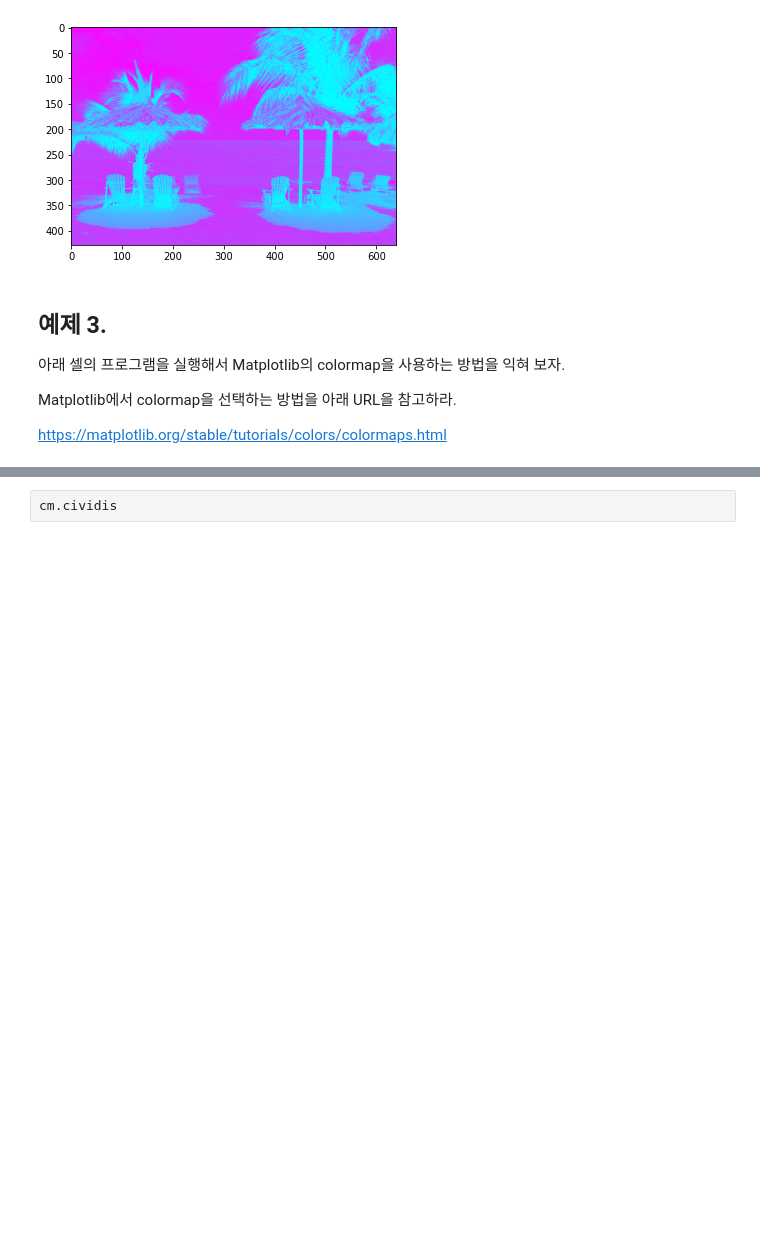
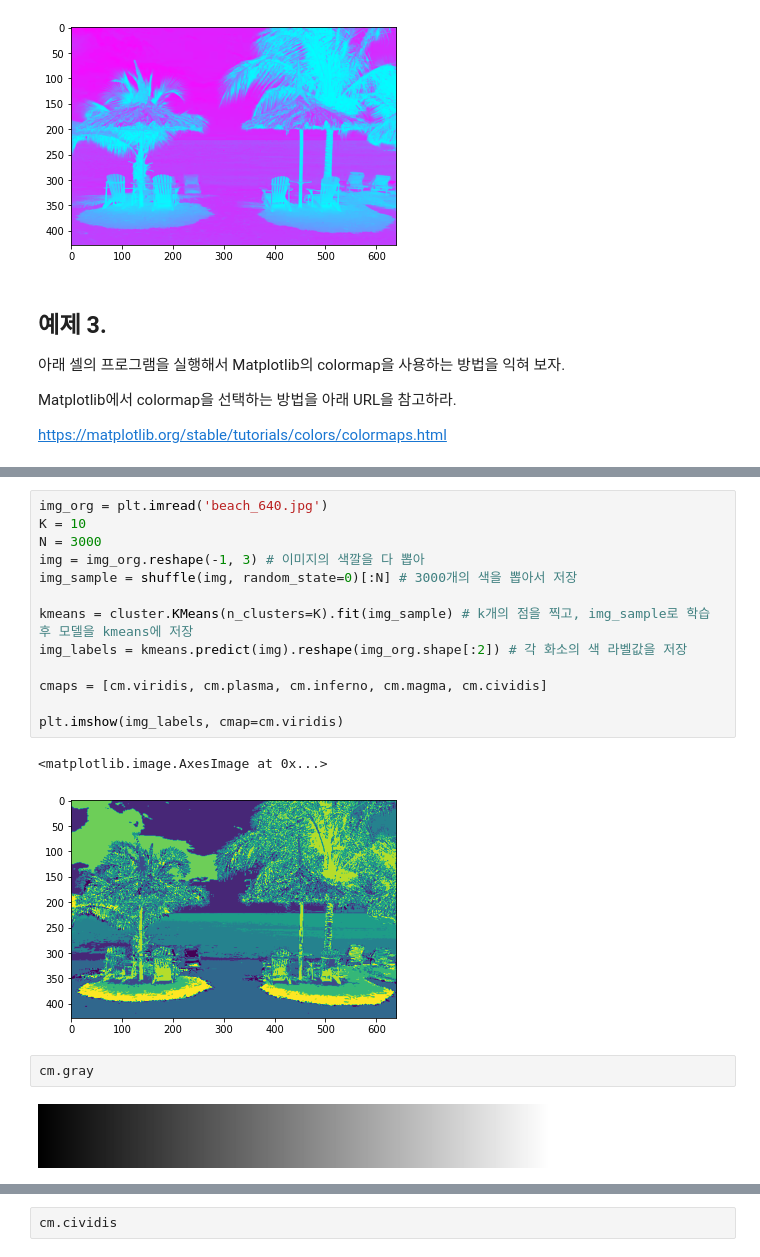
Before and after one commit to EJLee1209/ImageProcessing, a Jupyter notebook: 실습코드/lab-10/IPP-2022-1-lab-10-20185158-이은재.ipynb, the cells around one changed output, grey strips where cells are left out. Saved outputs shown, nothing was run; the diff lists cells and outputs as text; blank space fills up the shorter version.

```diff
--- a/실습코드/lab-10/IPP-2022-1-lab-10-20185158-이은재.ipynb
+++ b/실습코드/lab-10/IPP-2022-1-lab-10-20185158-이은재.ipynb
@@ -228,0 +236,20 @@ cm.viridis
+# %%
+img_org = plt.imread('beach_640.jpg')
+K = 10
+N = 3000
+img = img_org.reshape(-1, 3) # 이미지의 색깔을 다 뽑아
+img_sample = shuffle(img, random_state=0)[:N] # 3000개의 색을 뽑아서 저장
+
+kmeans = cluster.KMeans(n_clusters=K).fit(img_sample) # k개의 점을 찍고, img_sample로 학습 후 모델을 kmeans에 저장
+img_labels = kmeans.predict(img).reshape(img_org.shape[:2]) # 각 화소의 색 라벨값을 저장
+
+cmaps = [cm.viridis, cm.plasma, cm.inferno, cm.magma, cm.cividis]
+
+plt.imshow(img_labels, cmap=cm.viridis)
+# %% [output]
+<matplotlib.image.AxesImage at 0x...>
+[figure, added]
+# %%
+cm.gray
+# %% [output]
+[figure, added]
```
Also changed, not shown: parts of 9 cells of this notebook.
